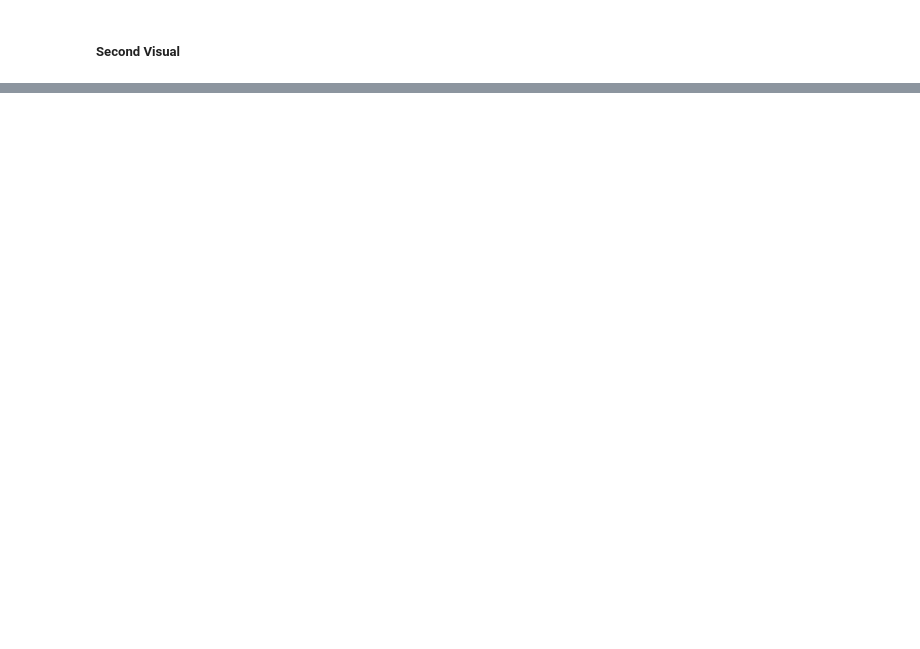
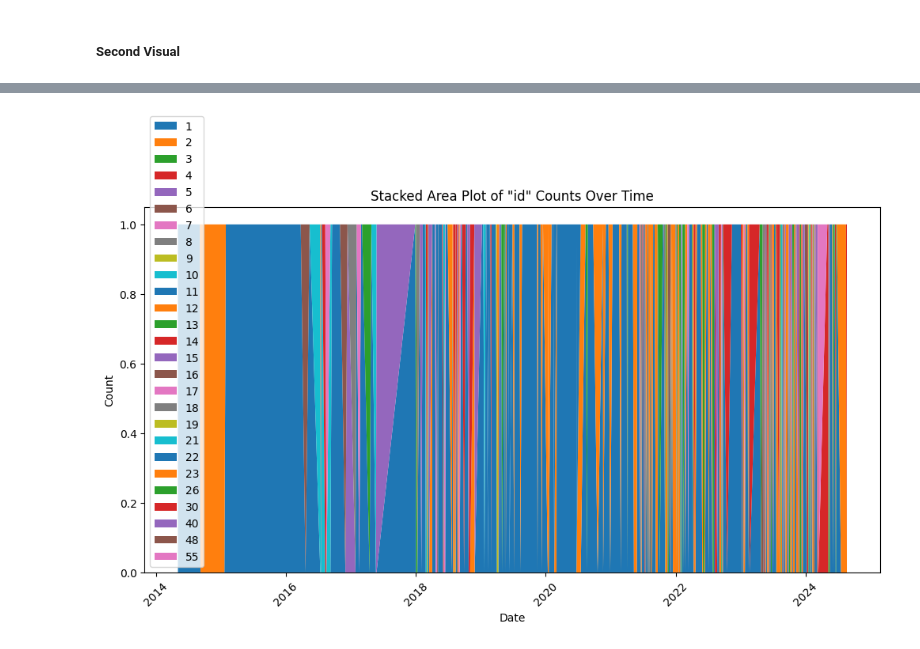
Before and after one commit to swolbroham/spotifyAnalysis, a Jupyter notebook: analysisDevelopment.ipynb, the cells around one changed output, grey strips where cells are left out. Cells and saved outputs as stored; diff of their text form; code cells hidden in the pictures; blank space fills up the shorter version.

```diff
--- a/analysisDevelopment.ipynb
+++ b/analysisDevelopment.ipynb
@@ -150,0 +192,11 @@ AttributeError: 'list' object has no attribute 'ndim'
+# %%
+plt.figure(figsize=(12, 6))
+plt.stackplot(pivot_data.index, pivot_data.values.T)
+plt.xlabel('Date')
+plt.ylabel('Count')
+plt.title('Stacked Area Plot of "id" Counts Over Time')
+plt.xticks(rotation=45)
+plt.legend(pivot_data.columns)
+plt.show()
+# %% [output]
+[figure, added]
```
Also changed, not shown: parts of 10 cells of this notebook, 1 other file.
